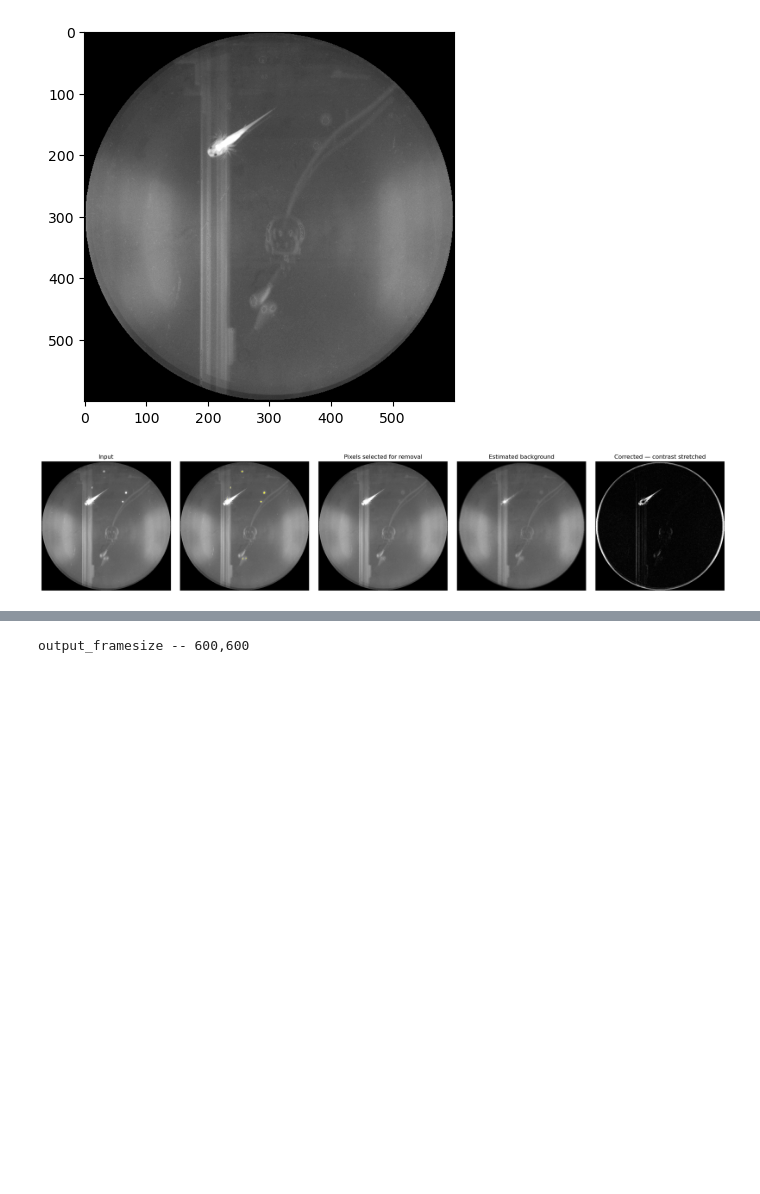
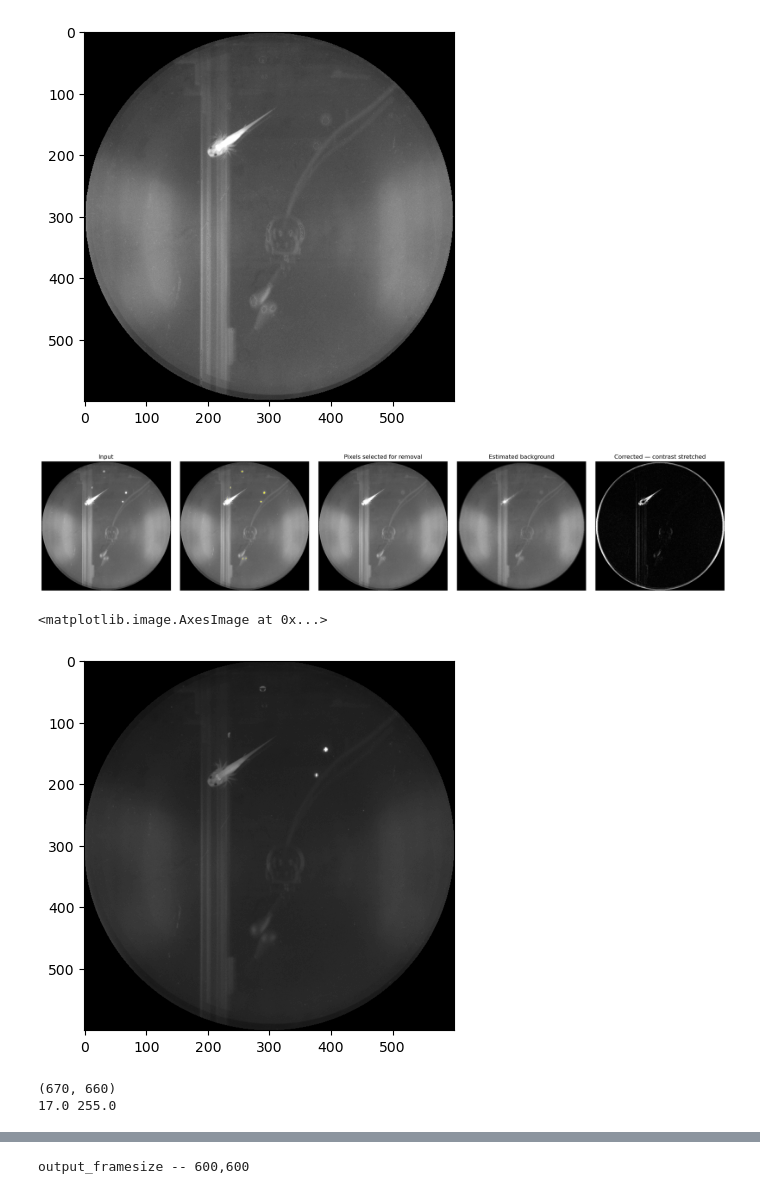
Before and after one commit to lengfei5/image_analysis_test, a Jupyter notebook: scripts/axolotlTracking_process_denoising_4sleap.ipynb, the cells around one changed output, grey strips where cells are left out. Drawn from its saved outputs; the diff is of its cells as text; code cells hidden in the pictures; blank space fills up the shorter version.

```diff
--- a/scripts/axolotlTracking_process_denoising_4sleap.ipynb
+++ b/scripts/axolotlTracking_process_denoising_4sleap.ipynb
@@ -497,0 +576,6 @@ plt.show()
+# %%
+gray = cv2.cvtColor(cropped, cv2.COLOR_BGR2GRAY).astype(np.float32)
+plt.imshow(gray,'gray')
+# %% [output]
+<matplotlib.image.AxesImage at 0x...>
+[figure, added]
@@ -497,0 +587,9 @@ plt.show()
+# %%
+print(background.shape)
+print(np.min(background), np.max(background))
+
+#bg = np.clip(np.rint(background), 0, 255).astype(np.uint8)
+bg = background.astype(np.uint8)
+# %% [output]
+(670, 660)
+17.0 255.0
```
Also changed, not shown: parts of 11 cells of this notebook.
